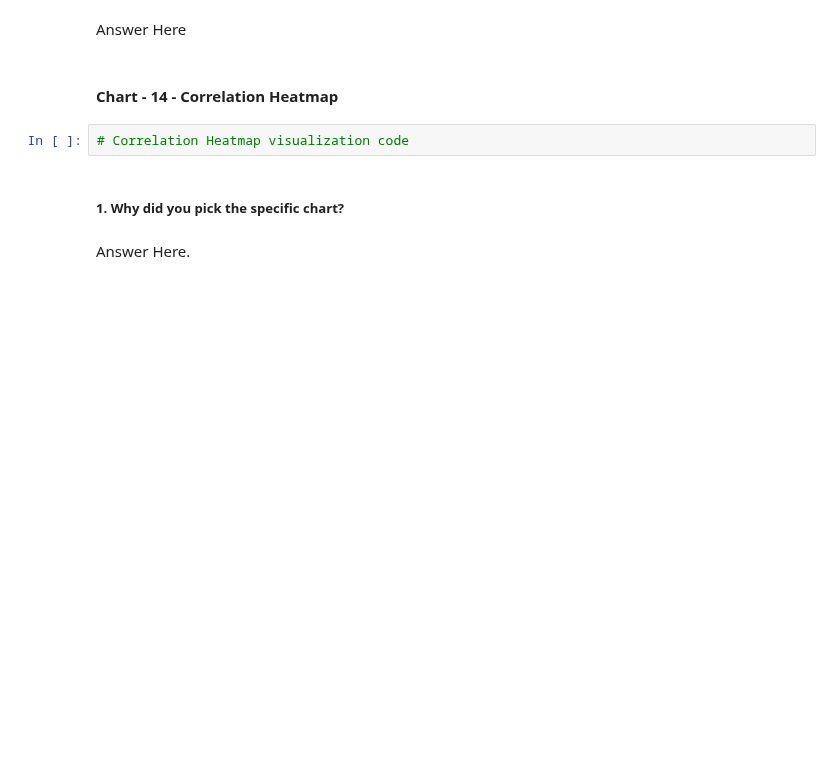
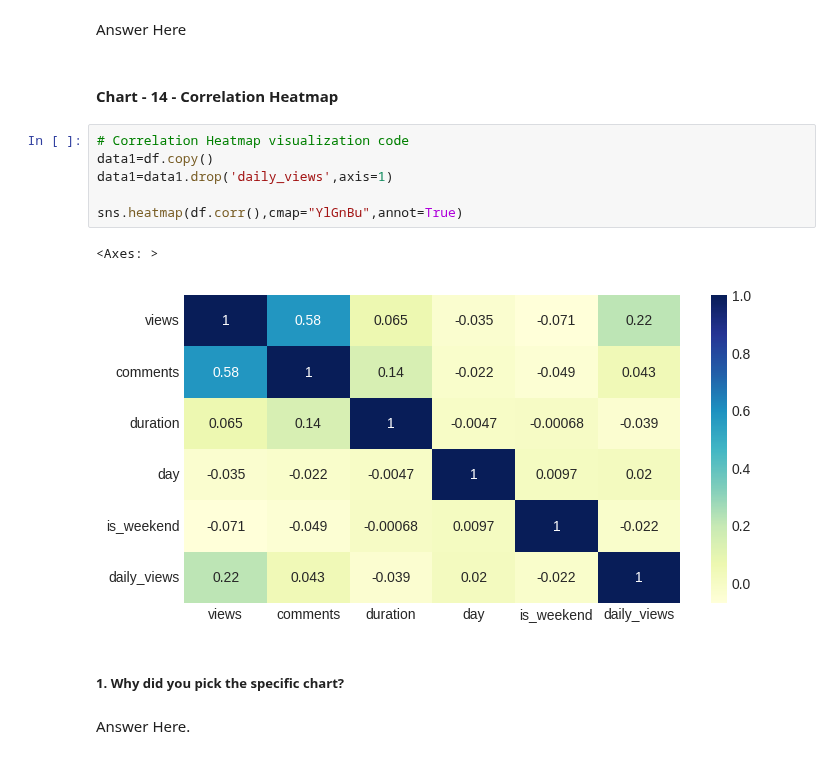
Before and after one commit to shubhamrai1318/TED_Talk_Views_Prediction, a Jupyter notebook: TED_Talk_Views_Prediction.ipynb, the cells around one changed output. Drawn from its saved outputs; the diff is of its cells as text; blank space fills up the shorter version.

```diff
--- a/TED_Talk_Views_Prediction.ipynb
+++ b/TED_Talk_Views_Prediction.ipynb
@@ -950,8 +998,15 @@ Are there any insights that lead to negative growth? Justify with specific reaso
 Answer Here
 # %% [markdown]
 #### Chart - 14 - Correlation Heatmap
-# %%
-# Correlation Heatmap visualization code
+# %%
+# Correlation Heatmap visualization code
+data1=df.copy()
+data1=data1.drop('daily_views',axis=1)
+
+sns.heatmap(df.corr(),cmap="YlGnBu",annot=True)
+# %% [output]
+<Axes: >
+[figure, added]
 # %% [markdown]
 ##### 1. Why did you pick the specific chart?
 # %% [markdown]
```
Also changed, not shown: parts of 8 cells of this notebook.
